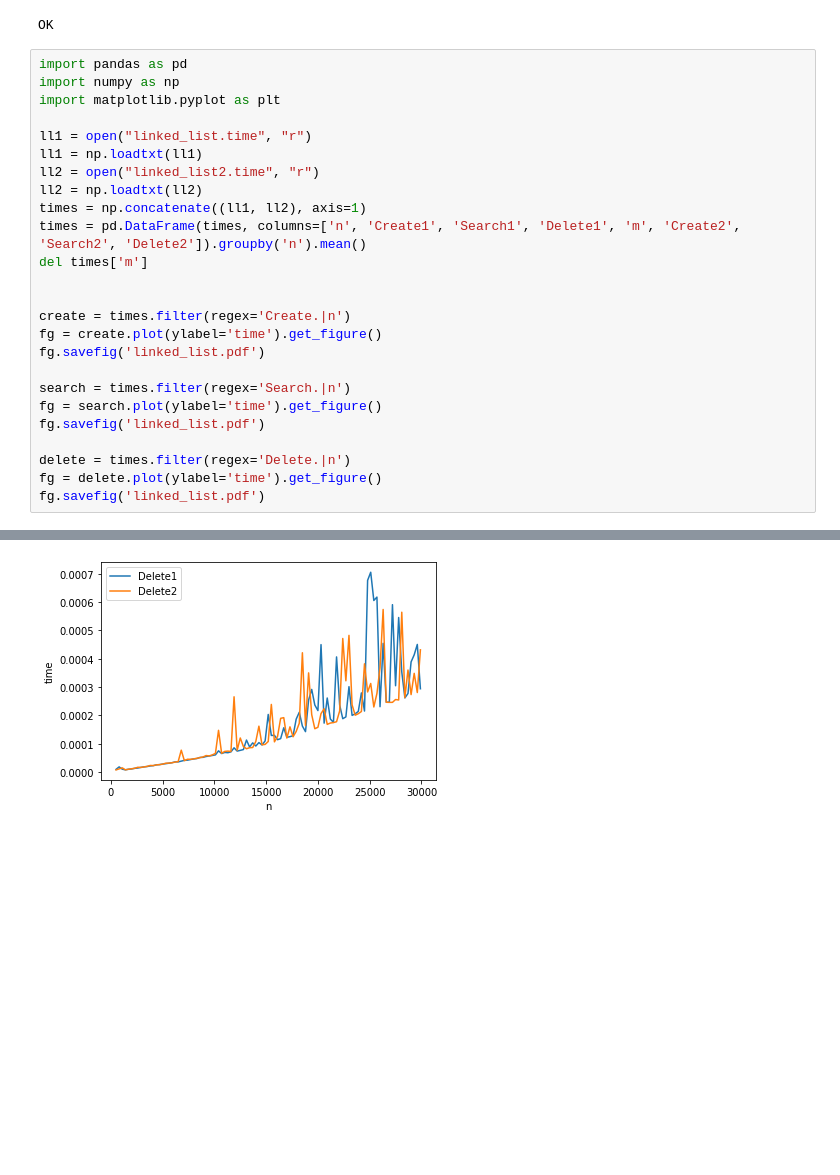
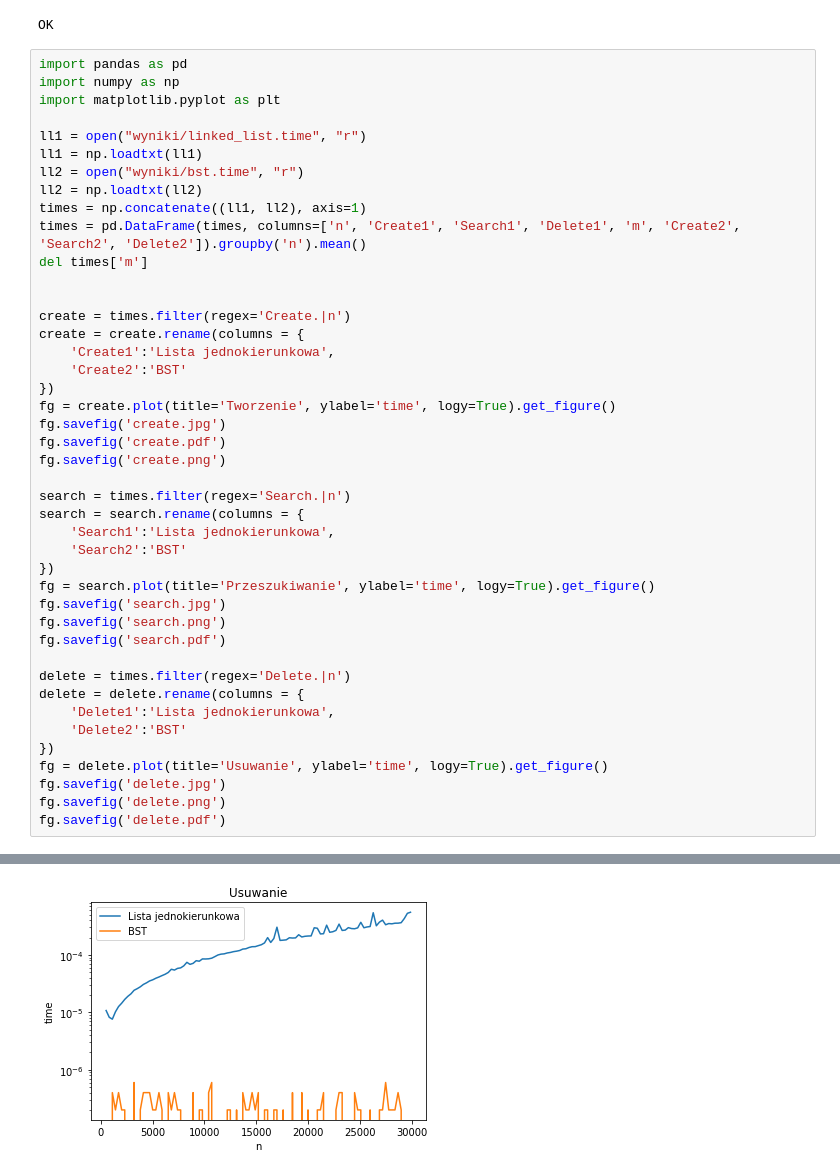
Before and after one commit to KrzysztofZduniak/lab_aisd2022, a Jupyter notebook: struktury_danych/data_and_plots.ipynb, the cells around one changed output, grey strips where cells are left out. Drawn from its saved outputs; the diff is of its cells as text; blank space fills up the shorter version.

```diff
--- a/struktury_danych/data_and_plots.ipynb
+++ b/struktury_danych/data_and_plots.ipynb
@@ -44,9 +44,9 @@ import pandas as pd
 import numpy as np
 import matplotlib.pyplot as plt
 
-ll1 = open("linked_list.time", "r")
+ll1 = open("wyniki/linked_list.time", "r")
 ll1 = np.loadtxt(ll1)
-ll2 = open("linked_list2.time", "r")
+ll2 = open("wyniki/bst.time", "r")
 ll2 = np.loadtxt(ll2)
 times = np.concatenate((ll1, ll2), axis=1)
 times = pd.DataFrame(times, columns=['n', 'Create1', 'Search1', 'Delete1', 'm', 'Create2', 'Search2', 'Delete2']).groupby('n').mean()
@@ -54,14 +54,32 @@ del times['m']
 
 
 create = times.filter(regex='Create.|n')
-fg = create.plot(ylabel='time').get_figure()
-fg.savefig('linked_list.pdf')
+create = create.rename(columns = {
+    'Create1':'Lista jednokierunkowa',
+    'Create2':'BST'
+})
+fg = create.plot(title='Tworzenie', ylabel='time', logy=True).get_figure()
+fg.savefig('create.jpg')
+fg.savefig('create.pdf')
+fg.savefig('create.png')
 
 search = times.filter(regex='Search.|n')
-fg = search.plot(ylabel='time').get_figure()
-fg.savefig('linked_list.pdf')
+search = search.rename(columns = {
+    'Search1':'Lista jednokierunkowa',
+    'Search2':'BST'
+})
+fg = search.plot(title='Przeszukiwanie', ylabel='time', logy=True).get_figure()
+fg.savefig('search.jpg')
+fg.savefig('search.png')
+fg.savefig('search.pdf')
 
 delete = times.filter(regex='Delete.|n')
-fg = delete.plot(ylabel='time').get_figure()
-fg.savefig('linked_list.pdf')
+delete = delete.rename(columns = {
+    'Delete1':'Lista jednokierunkowa',
+    'Delete2':'BST'
+})
+fg = delete.plot(title='Usuwanie', ylabel='time', logy=True).get_figure()
+fg.savefig('delete.jpg')
+fg.savefig('delete.png')
+fg.savefig('delete.pdf')
 # %% [output]
@@ -70 +88 @@ fg.savefig('linked_list.pdf')
-[figure, old version]
+[figure, new version]
```
Also changed, not shown: parts of 2 cells of this notebook, 21 other files.
